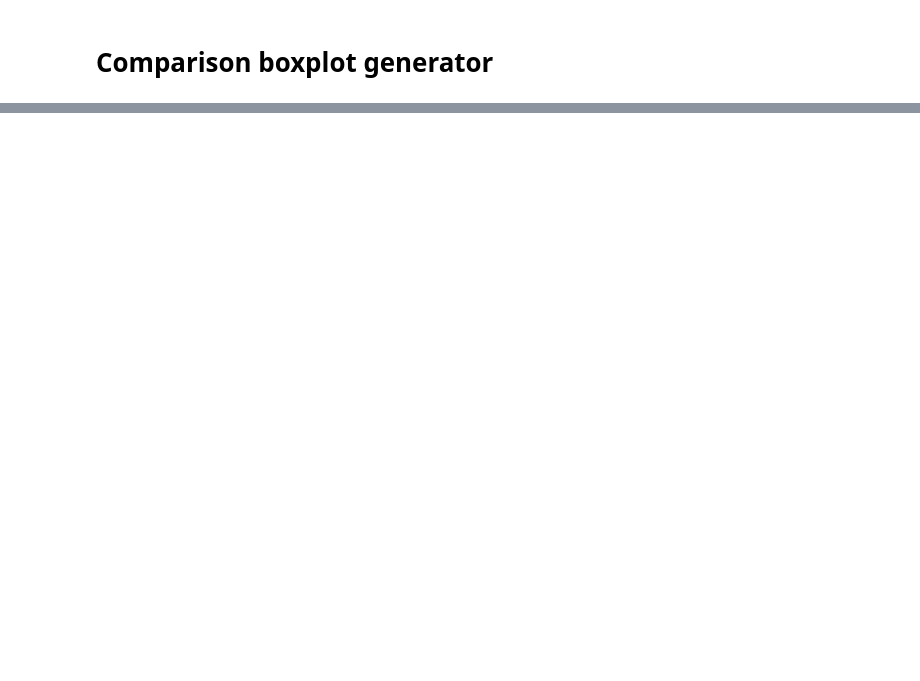
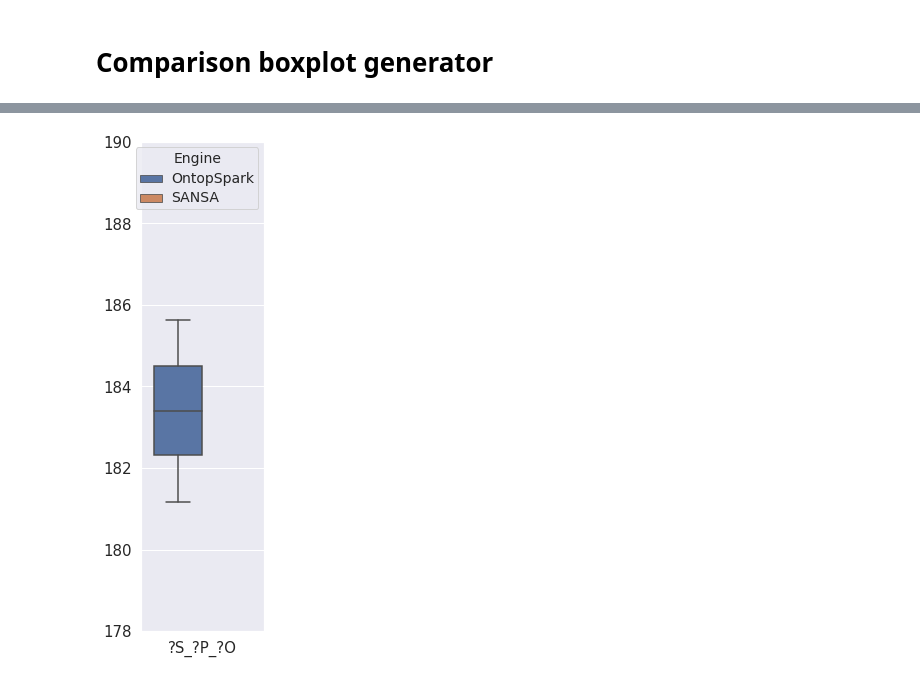
Before and after one commit to chimera-suite/OntopSpark-evaluation, a Jupyter notebook: notebook/boxplot.ipynb, the cells around one changed output, grey strips where cells are left out. Cells and saved outputs as stored; diff of their text form; code cells hidden in the pictures; blank space fills up the shorter version.

```diff
--- a/notebook/boxplot.ipynb
+++ b/notebook/boxplot.ipynb
@@ -87,0 +87,33 @@ figure.savefig('boxplot2.png', dpi=300)
+# %%
+import pandas as pd
+import numpy as np
+import matplotlib.pyplot as plt
+import seaborn as sns
+
+ontop = {'?S_?P_?O':[185.620,184.710,185.580,182.315,183.207,183.886,181.302,181.158,182.356,183.611]}
+sansa = {'?S_?P_?O':[0,0,0,0,0,0,0,0,0,0] }
+
+df1 = pd.DataFrame(ontop).assign(Engine="OntopSpark")
+df2 = pd.DataFrame(sansa).assign(Engine="SANSA")
+
+cdf = pd.concat([df1,df2])
+mdf = pd.melt(cdf, id_vars=['Engine'], var_name=['Query'])
+
+sns.set(rc={'figure.figsize':(2.2,9)})
+ax = sns.boxplot(x="Query", y="value", hue="Engine", data=mdf)
+
+for label in (ax.get_xticklabels() + ax.get_yticklabels()):
+    label.set_fontsize(15)
+plt.setp(ax.get_legend().get_texts(), fontsize='14')
+plt.setp(ax.get_legend().get_title(), fontsize='14')
+
+plt.ylim(178.000, 190.000)
+plt.xlabel('')
+plt.ylabel('')
+
+plt.show()
+
+figure = ax.get_figure()
+figure.savefig('boxplot2.png', dpi=300)
+# %% [output]
+[figure, added]
```
Also changed, not shown: parts of 3 cells of this notebook, 4 other files.
